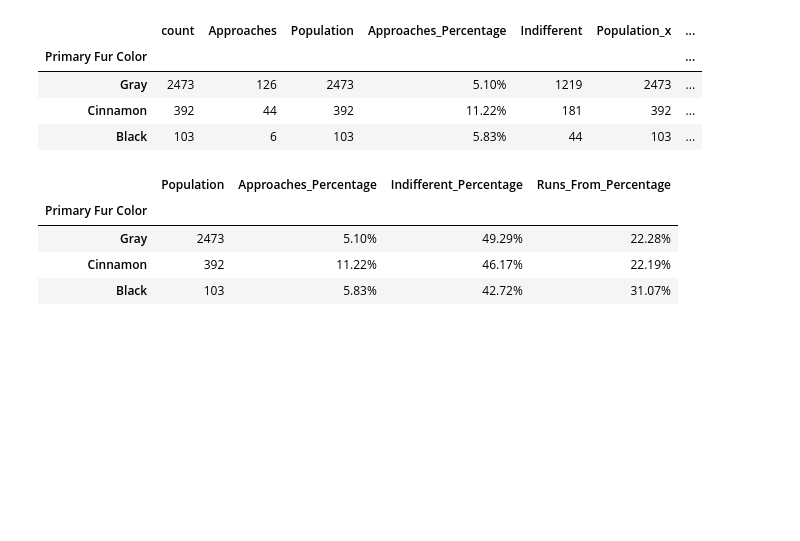
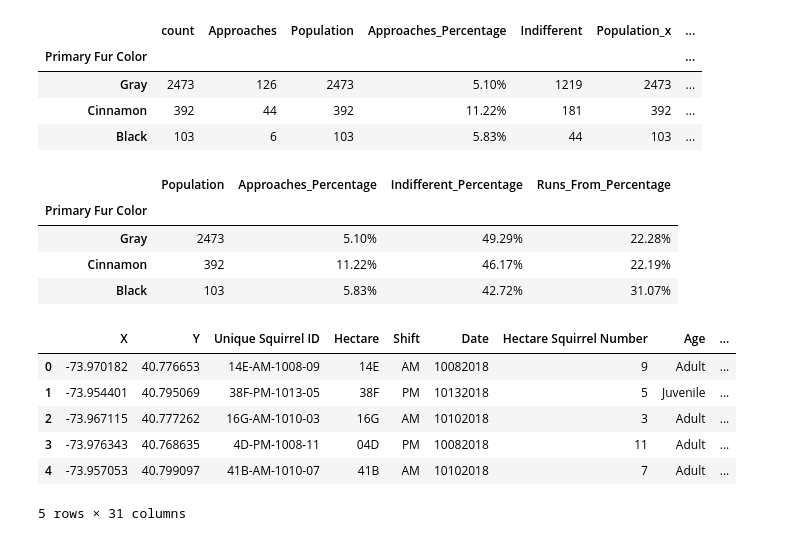
Before and after one commit to brown016340/Project-1, a Jupyter notebook: SquirrelBehaviorGraphs.ipynb, the cells around one changed output. Cells and saved outputs as stored; diff of their text form; code cells hidden in the pictures; blank space fills up the shorter version.

```diff
--- a/SquirrelBehaviorGraphs.ipynb
+++ b/SquirrelBehaviorGraphs.ipynb
@@ -372,0 +377,17 @@ behaviors_pct_df
+# %%
+# Filter down DF to rows where a given behavior is True
+# In this case, lets narrow it to where Kuks is True
+kuks = squirrel_df[squirrel_df["Kuks"] == True]
+
+# Reset Index
+kuks = kuks.reset_index(drop=True)
+
+kuks.head()
+# %% [output]
+|  | X | Y | Unique Squirrel ID | Hectare | Shift | Date | Hectare Squirrel Number | Age | ... |
+| 0 | -73.970182 | 40.776653 | 14E-AM-1008-09 | 14E | AM | 10082018 | 9 | Adult | ... |
+| 1 | -73.954401 | 40.795069 | 38F-PM-1013-05 | 38F | PM | 10132018 | 5 | Juvenile | ... |
+| 2 | -73.967115 | 40.777262 | 16G-AM-1010-03 | 16G | AM | 10102018 | 3 | Adult | ... |
+| 3 | -73.976343 | 40.768635 | 4D-PM-1008-11 | 04D | PM | 10082018 | 11 | Adult | ... |
+| 4 | -73.957053 | 40.799097 | 41B-AM-1010-07 | 41B | AM | 10102018 | 7 | Adult | ... |
+5 rows × 31 columns
```
Also changed, not shown: parts of 11 cells of this notebook.
